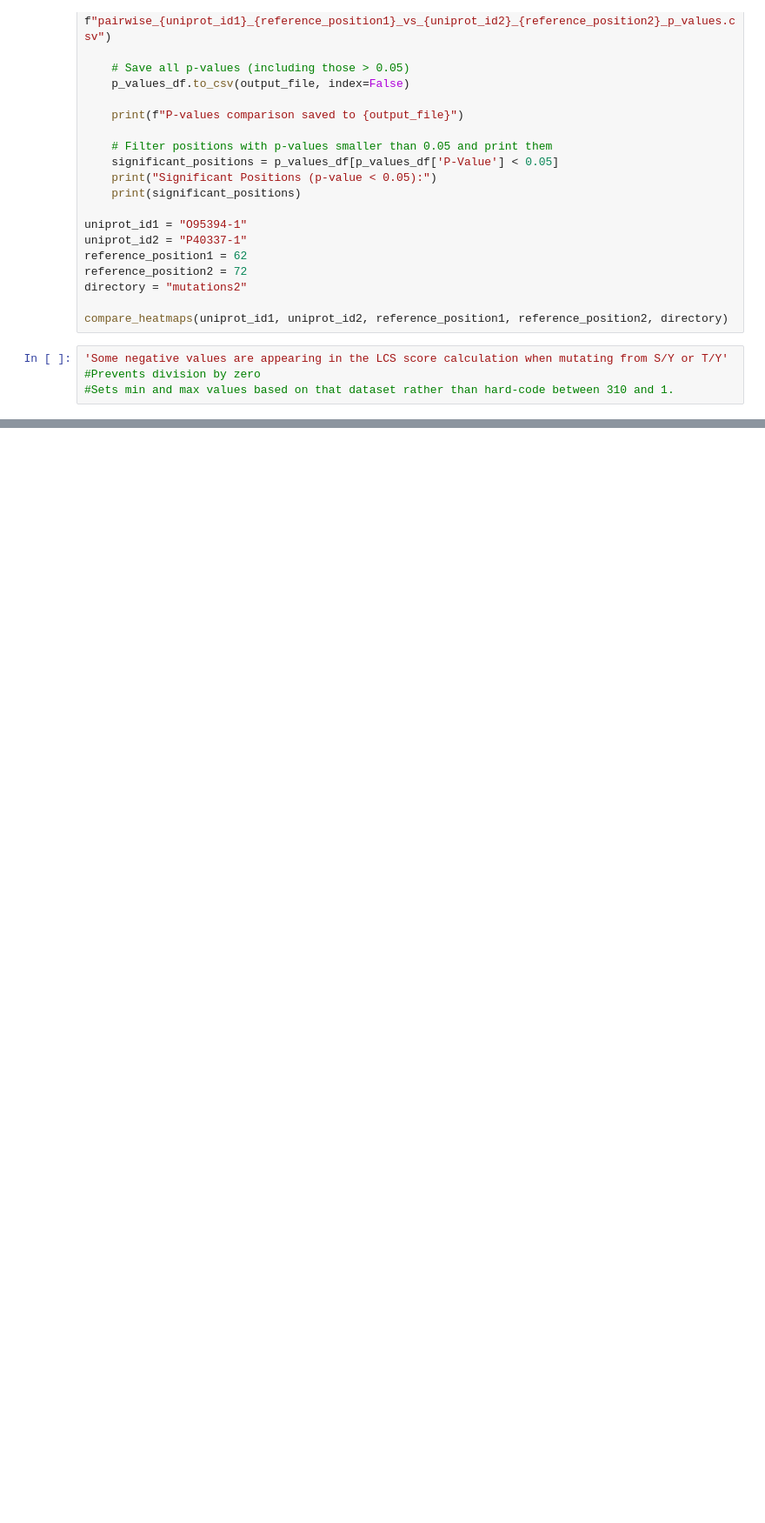
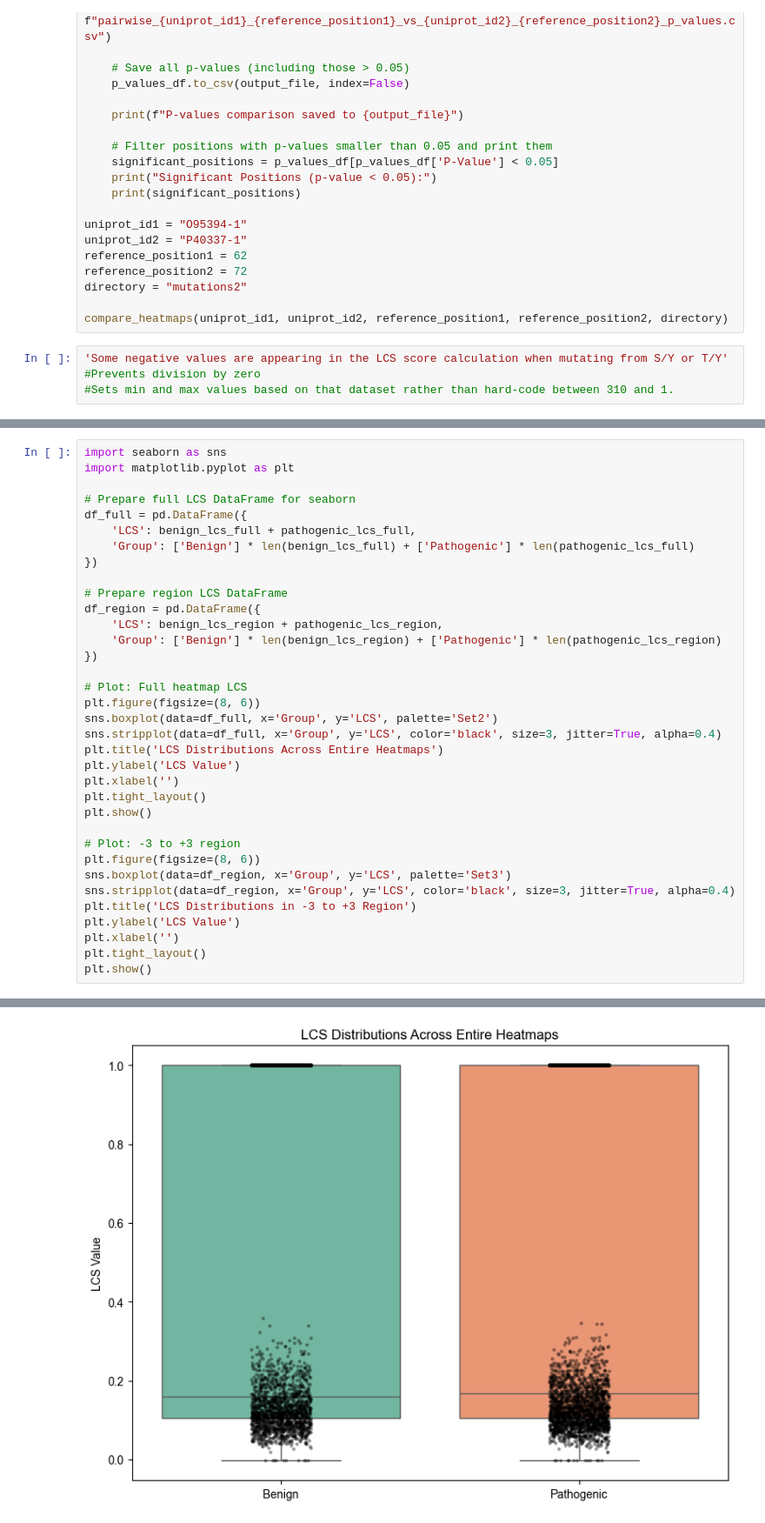
Before and after one commit to annabelrice30/Annabel-BSc-Project, a Jupyter notebook: BSc Project.ipynb, the cells around one changed output, grey strips where cells are left out. Shown: that part at 87% size. Cells and saved outputs as stored; diff of their text form; blank space fills up the shorter version.

```diff
--- a/BSc Project.ipynb
+++ b/BSc Project.ipynb
@@ -1949,0 +2143,36 @@ if __name__ == "__main__":
+# %%
+import seaborn as sns
+import matplotlib.pyplot as plt
+
+# Prepare full LCS DataFrame for seaborn
+df_full = pd.DataFrame({
+    'LCS': benign_lcs_full + pathogenic_lcs_full,
+    'Group': ['Benign'] * len(benign_lcs_full) + ['Pathogenic'] * len(pathogenic_lcs_full)
+})
+
+# Prepare region LCS DataFrame
+df_region = pd.DataFrame({
+    'LCS': benign_lcs_region + pathogenic_lcs_region,
+    'Group': ['Benign'] * len(benign_lcs_region) + ['Pathogenic'] * len(pathogenic_lcs_region)
+})
+
+# Plot: Full heatmap LCS
+plt.figure(figsize=(8, 6))
+sns.boxplot(data=df_full, x='Group', y='LCS', palette='Set2')
+sns.stripplot(data=df_full, x='Group', y='LCS', color='black', size=3, jitter=True, alpha=0.4)
+plt.title('LCS Distributions Across Entire Heatmaps')
+plt.ylabel('LCS Value')
+plt.xlabel('')
+plt.tight_layout()
+plt.show()
+
+# Plot: -3 to +3 region
+plt.figure(figsize=(8, 6))
+sns.boxplot(data=df_region, x='Group', y='LCS', palette='Set3')
+sns.stripplot(data=df_region, x='Group', y='LCS', color='black', size=3, jitter=True, alpha=0.4)
+plt.title('LCS Distributions in -3 to +3 Region')
+plt.ylabel('LCS Value')
+plt.xlabel('')
+plt.tight_layout()
+plt.show()
+# %% [output]
@@ -1949,0 +2180 @@ if __name__ == "__main__":
+[figure, added]
```
Also changed, not shown: parts of 16 cells of this notebook.
